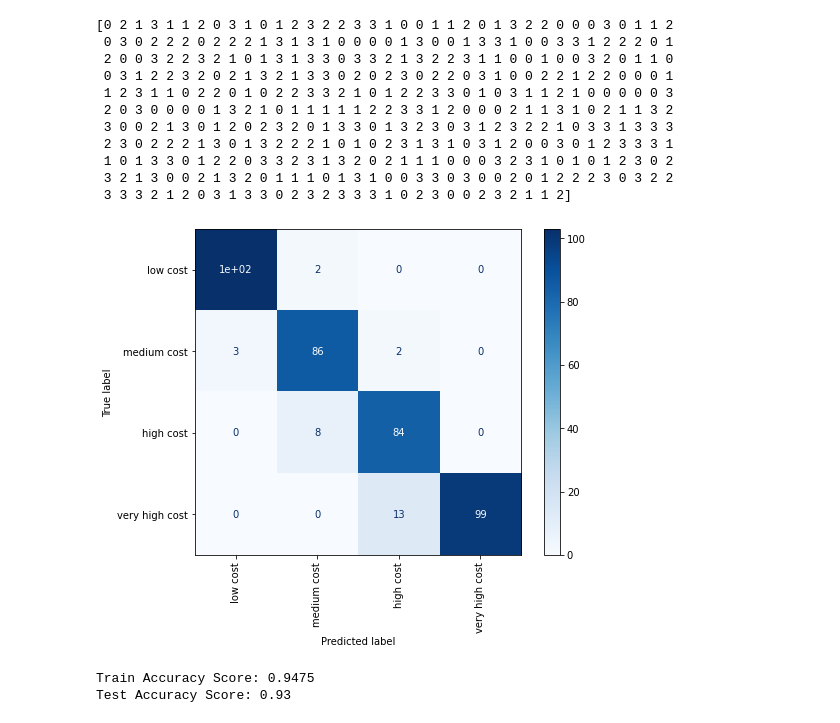
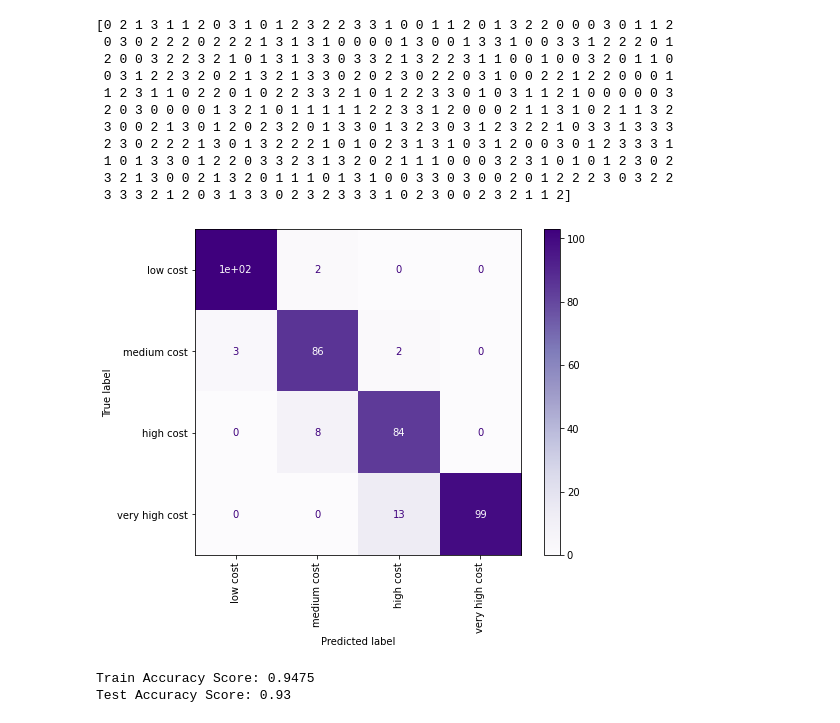
Before and after one commit to spandit98/Mobile-Price-Range-Prediction, a Jupyter notebook: Mobile_Price_Range_Prediction_Soumyadeep.ipynb, the cells around one changed output. Cells and saved outputs as stored; diff of their text form; code cells hidden in the pictures.

```diff
--- a/Mobile_Price_Range_Prediction_Soumyadeep.ipynb
+++ b/Mobile_Price_Range_Prediction_Soumyadeep.ipynb
@@ -1025,8 +1235,8 @@ print(y_test_knn)
  3 3 3 2 1 2 0 3 1 3 3 0 2 3 2 3 3 3 1 0 2 3 0 0 2 3 2 1 1 2]
 # %%
 
-plot_confusion_matrix(knn, X_test, y_test, cmap=plt1.cm.Blues, display_labels=class_names, xticks_rotation='vertical')
+plot_confusion_matrix(knn, X_test, y_test, cmap=plt1.cm.Purples, display_labels=class_names, xticks_rotation='vertical')
 plt1.show()
 # %% [output]
-[figure, old version]
+[figure, new version]
 # %%
```
Also changed, not shown: parts of 108 cells of this notebook.
